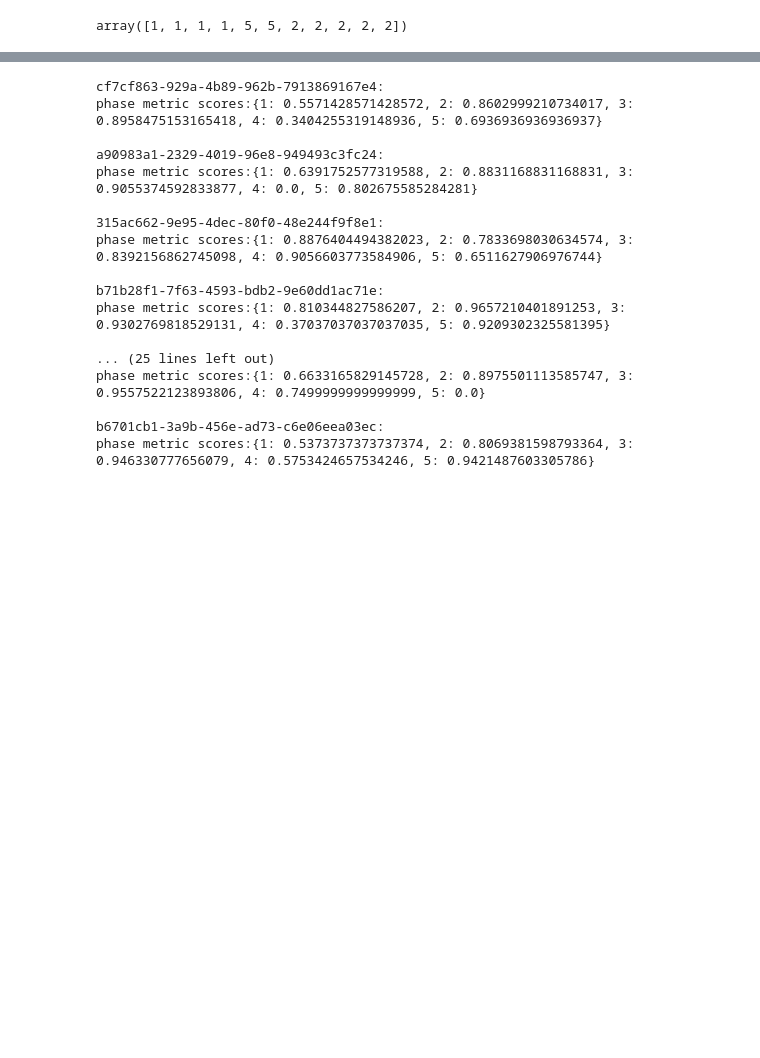
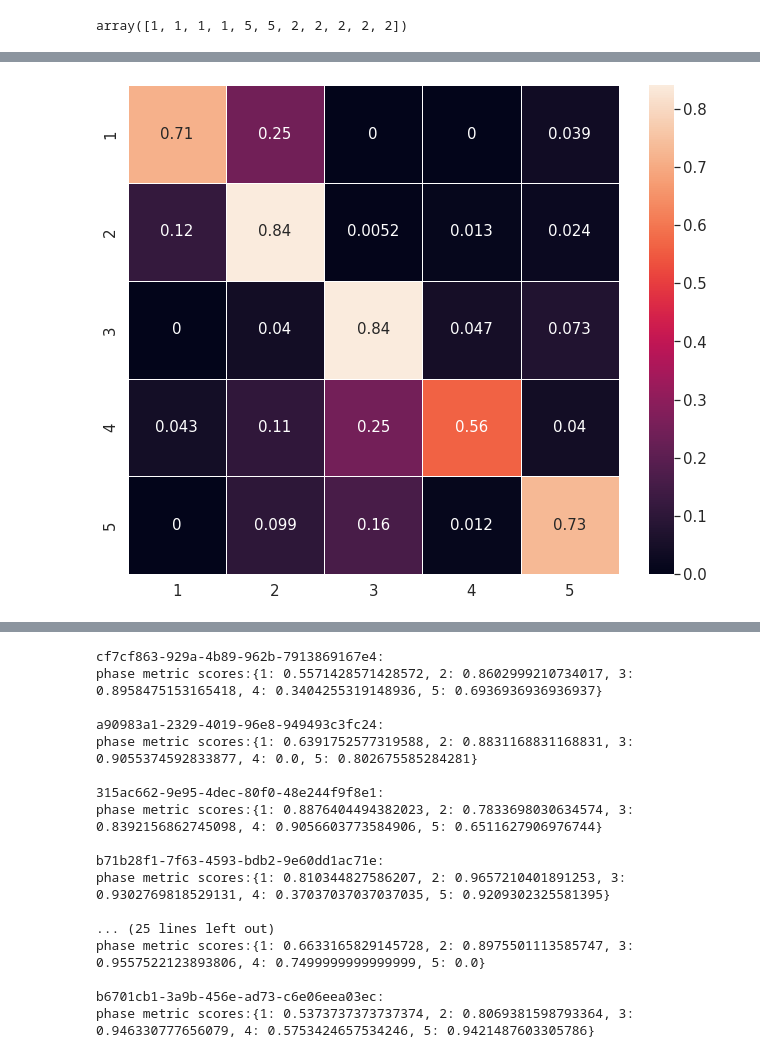
Before and after one commit to jennazhou/SurgicalWorkflowSegmentation, a Jupyter notebook: evaluation.ipynb, the cells around one changed output, grey strips where cells are left out. Saved outputs shown, nothing was run; the diff lists cells and outputs as text; code cells hidden in the pictures; blank space fills up the shorter version.

Commit message:
Added cm, ward metric and outputs plots.

```diff
--- a/evaluation.ipynb
+++ b/evaluation.ipynb
@@ -305,7 +314,7 @@ for video in true_label_dict:
 #     print("Number of frames AFTER removing zero:{}".format(len(true_label_no_zero)))
 #     print("True labels AFTER removing zero:{}".format(true_label_no_zero))
 
-    for model in pki_outout_dict_no_zero:
+    for model in pki_output_dict_no_zero:
         model_output = np.asarray(pki_outputs[model][video])
         model_output_no_zero = np.delete(model_output,zero_pos)
 #         print("Length of {} outputs after removing zeros:{}".format(model, len(model_output_no_zero)))
@@ -382,0 +324,20 @@ ax = sns.heatmap(cm, linewidths=.5, annot=True,  xticklabels=[1,2,3,4,5], ytickl
+# %%
+# one confusion matrix per model
+cm_dict = {}
+for model in pki_output_dict_no_zero:
+    cm = np.array([[0.0]*5]*5)
+    phase_count = [0]*5
+    model_pred_dict = pki_output_dict_no_zero[model]
+    for video in model_pred_dict:
+        y_pred = model_pred_dict[video]
+        y_true = true_label_no_zero[video]
+        for i in range(len(y_true)):
+            phase_count[y_true[i]-1] += 1
+            cm[y_true[i]-1][y_pred[i]-1] += 1
+    # normalise cm by the phase_count
+    for i in range(len(phase_count)):
+        cm[i] = cm[i]/ phase_count[i]
+    # attach it to the dict
+    cm_dict[model] = cm
+
+print(cm_dict)
@@ -382,0 +383,19 @@ ax = sns.heatmap(cm, linewidths=.5, annot=True,  xticklabels=[1,2,3,4,5], ytickl
+# %%
+# plot heat map for confusion matrix for each model
+import seaborn as sns; sns.set_theme()
+# fig = plt.figure(figsize = (20,20)) # width x height
+# ax1 = fig.add_subplot(2, 2, 1) # row, column, position
+# ax2 = fig.add_subplot(2, 2, 2)
+# ax3 = fig.add_subplot(2, 2, 3)
+# ax4 = fig.add_subplot(2, 2, 4)
+sns.set(rc={'figure.figsize':(11,9),
+            'font.size':15,
+            'xtick.labelsize': 15.0,
+            'ytick.labelsize': 15.0,
+            'axes.titlesize': 15.0,
+
+           })
+ax = sns.heatmap(cm_dict["vanilla"],  linewidths=.5, annot=True,  xticklabels=[1,2,3,4,5], yticklabels=[1,2,3,4,5])
+plt.savefig("cm_vanilla", bbox_inches='tight')
+# %% [output]
+[figure, added]
```
Also changed, not shown: parts of 85 cells of this notebook, 14 other files.
